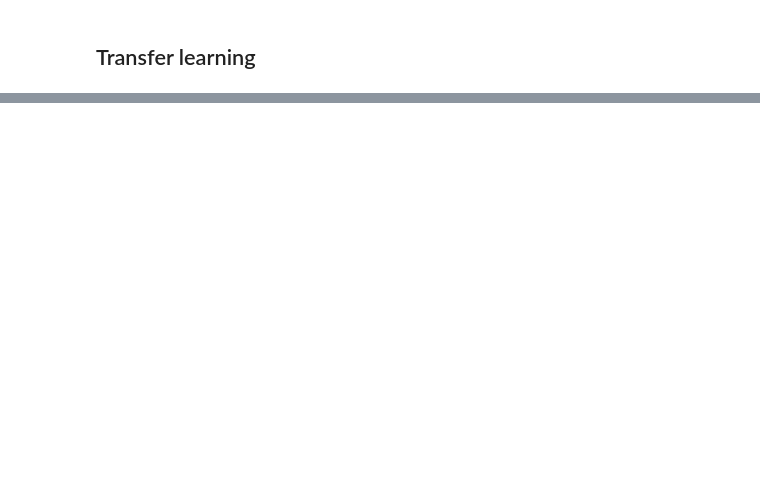
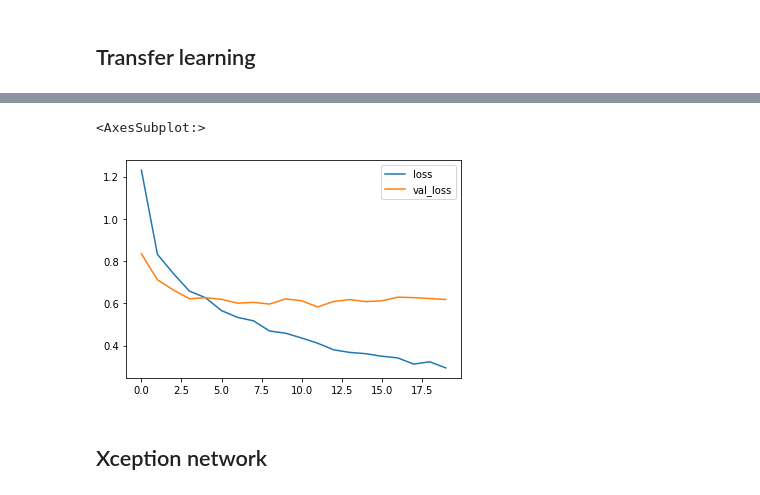
Before and after one commit to kokchun/Deep-learning-AI21, a Jupyter notebook: Lectures/Code-alongs/Lec6-Transfer_learning.ipynb, the cells around one changed output, grey strips where cells are left out. Saved outputs shown, nothing was run; the diff lists cells and outputs as text; code cells hidden in the pictures; blank space fills up the shorter version.

```diff
--- a/Lectures/Code-alongs/Lec6-Transfer_learning.ipynb
+++ b/Lectures/Code-alongs/Lec6-Transfer_learning.ipynb
@@ -135,0 +192,7 @@ _________________________________________________________________
+# %%
+metrics[["loss", "val_loss"]].plot()
+# %% [output]
+<AxesSubplot:>
+[figure, added]
+# %% [markdown]
+## Xception network
```
Also changed, not shown: parts of 14 cells of this notebook.
